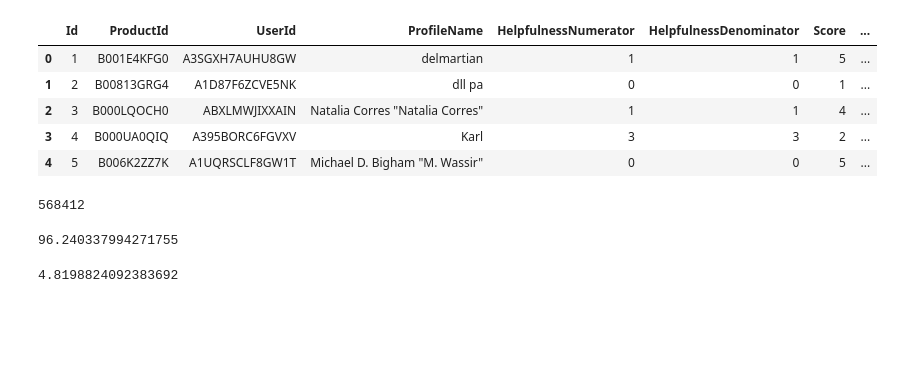
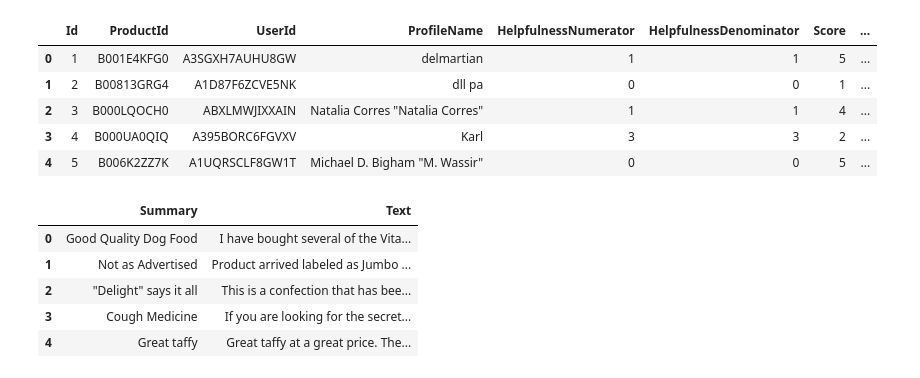
Before and after one commit to varenick/models, a Jupyter notebook: textsum/amazon_food_reviews_prepare.ipynb, the cells around one changed output. Drawn from its saved outputs; the diff is of its cells as text; code cells hidden in the pictures; blank space fills up the shorter version.

```diff
--- a/textsum/amazon_food_reviews_prepare.ipynb
+++ b/textsum/amazon_food_reviews_prepare.ipynb
@@ -2,8 +2,8 @@
 import numpy as np
 import pandas as pd
 # %%
-raw_df = pd.read_csv('../../Reviews.csv')
-raw_df.head()
+reviews = pd.read_csv('../../Reviews.csv')
+reviews.head()
 # %% [output]
 |  | Id | ProductId | UserId | ProfileName | HelpfulnessNumerator | HelpfulnessDenominator | Score | ... |
 | 0 | 1 | B001E4KFG0 | A3SGXH7AUHU8GW | delmartian | 1 | 1 | 5 | ... |
@@ -11,16 +11,3 @@ raw_df.head()
 | 2 | 3 | B000LQOCH0 | ABXLMWJIXXAIN | Natalia Corres "Natalia Corres" | 1 | 1 | 4 | ... |
 | 3 | 4 | B000UA0QIQ | A395BORC6FGVXV | Karl | 3 | 3 | 2 | ... |
 | 4 | 5 | B006K2ZZ7K | A1UQRSCLF8GW1T | Michael D. Bigham "M. Wassir" | 0 | 0 | 5 | ... |
-# %%
-processed_df = raw_df.dropna()
-len(processed_df)
-# %% [output]
-568412
-# %%
-np.mean([len(nltk.word_tokenize(text)) for text in processed_df.Text])
-# %% [output]
-96.240337994271755
-# %%
-np.mean([len(nltk.word_tokenize(summary)) for summary in processed_df.Summary])
-# %% [output]
-4.8198824092383692
@@ -40,0 +14,12 @@ import nltk
+# %%
+reviews = reviews[['Summary', 'Text']]
+
+reviews = reviews.dropna()
+reviews.head()
+# %% [output]
+|  | Summary | Text |
+| 0 | Good Quality Dog Food | I have bought several of the Vita... |
+| 1 | Not as Advertised | Product arrived labeled as Jumbo ... |
+| 2 | "Delight" says it all | This is a confection that has bee... |
+| 3 | Cough Medicine | If you are looking for the secret... |
+| 4 | Great taffy | Great taffy at a great price. The... |
```
Also changed, not shown: parts of 16 cells of this notebook, 14 other files.
